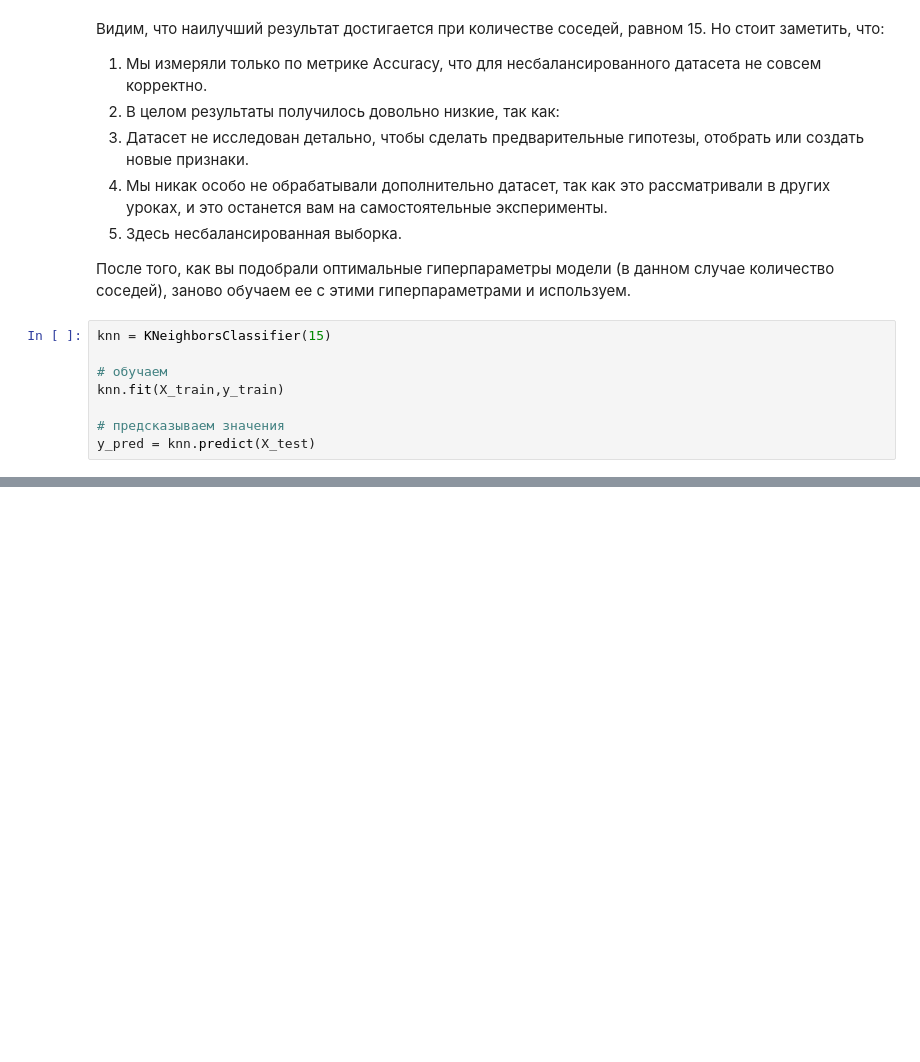
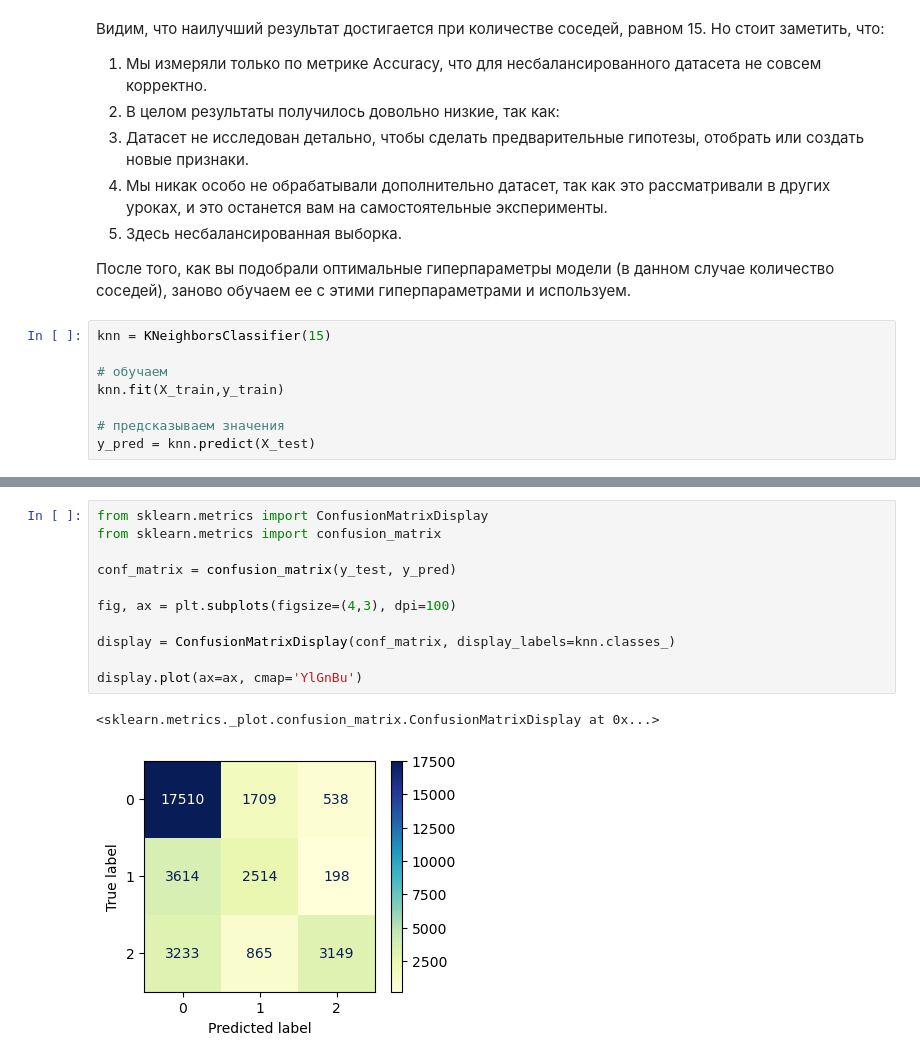
Before and after one commit to iTonyJah/DataScience, a Jupyter notebook: Edu/classical_ml/classical_ml_test.ipynb, the cells around one changed output, grey strips where cells are left out. Cells and saved outputs as stored; diff of their text form; blank space fills up the shorter version.

```diff
--- a/Edu/classical_ml/classical_ml_test.ipynb
+++ b/Edu/classical_ml/classical_ml_test.ipynb
@@ -2785,0 +2818,14 @@ y_pred = knn.predict(X_test)
+# %%
+from sklearn.metrics import ConfusionMatrixDisplay
+from sklearn.metrics import confusion_matrix
+
+conf_matrix = confusion_matrix(y_test, y_pred)
+
+fig, ax = plt.subplots(figsize=(4,3), dpi=100)
+
+display = ConfusionMatrixDisplay(conf_matrix, display_labels=knn.classes_)
+
+display.plot(ax=ax, cmap='YlGnBu')
+# %% [output]
+<sklearn.metrics._plot.confusion_matrix.ConfusionMatrixDisplay at 0x...>
+[figure, added]
```
Also changed, not shown: parts of 33 cells of this notebook, 3 other files.
